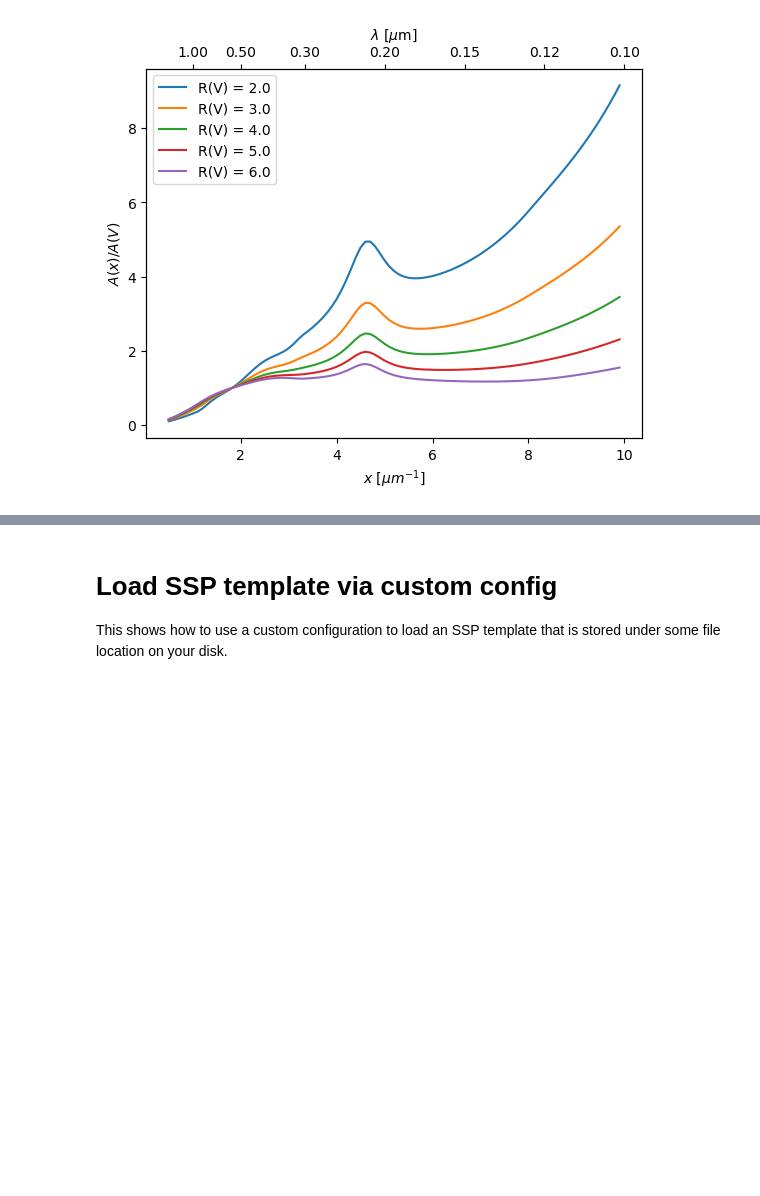
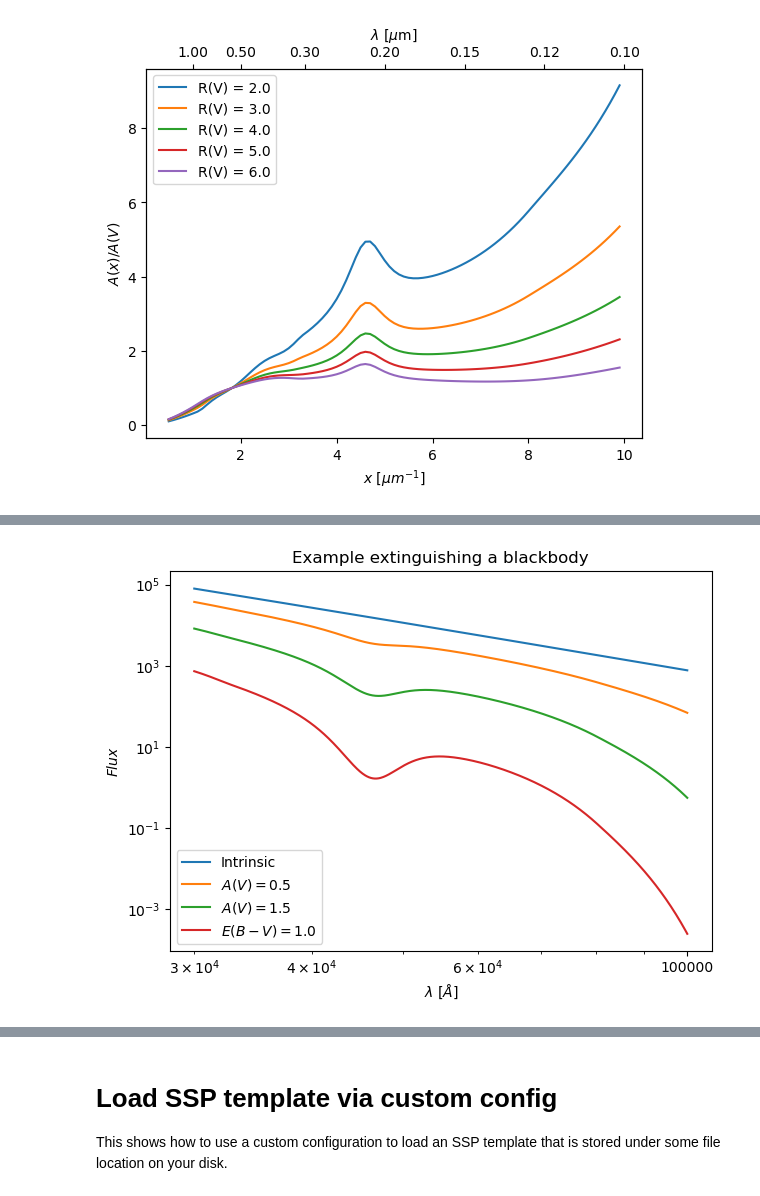
Before and after one commit to ufuk-cakir/rubix, a Jupyter notebook: notebooks/dust_extinction.ipynb, the cells around one changed output, grey strips where cells are left out. Drawn from its saved outputs; the diff is of its cells as text; code cells hidden in the pictures; blank space fills up the shorter version.

Commit message:
very rough version of a dust model.

```diff
--- a/notebooks/dust_extinction.ipynb
+++ b/notebooks/dust_extinction.ipynb
@@ -42,0 +43,8 @@ TypeError: Cardelli89.__init__() missing 4 required positional arguments: 'wave'
+# %%
+# generate wavelengths between 3 and 10 microns
+#    within the valid range for the Cardelli R(V) dependent model
+lam = np.logspace(np.log10(3), np.log10(10.0), num=1000)
+# %%
+# setup the inputs for the blackbody function
+wavelengths = lam*1e4 # Angstroem
+temperature = 10000 # Kelvin
@@ -42,0 +54,32 @@ TypeError: Cardelli89.__init__() missing 4 required positional arguments: 'wave'
+# %%
+# get the blackbody flux
+bb_lam = BlackBody(10000*u.K, scale=1.0 * u.erg / (u.cm ** 2 * u.AA * u.s * u.sr))
+flux = bb_lam(wavelengths)
+# %%
+# get the extinguished blackbody flux for different amounts of dust
+flux_ext_av05 = flux*ext.extinguish(lam, Av=0.5)
+flux_ext_av15 = flux*ext.extinguish(lam, Av=1.5)
+flux_ext_ebv10 = flux*ext.extinguish(lam, Ebv=1.0)
+# %%
+# plot the intrinsic and extinguished fluxes
+from matplotlib.ticker import ScalarFormatter
+fig, ax = plt.subplots()
+
+ax.plot(wavelengths, flux, label='Intrinsic')
+ax.plot(wavelengths, flux_ext_av05, label='$A(V) = 0.5$')
+ax.plot(wavelengths, flux_ext_av15, label='$A(V) = 1.5$')
+ax.plot(wavelengths, flux_ext_ebv10, label='$E(B-V) = 1.0$')
+
+ax.set_xlabel('$\lambda$ [$\AA$]')
+ax.set_ylabel('$Flux$')
+
+ax.set_xscale('log')
+ax.xaxis.set_major_formatter(ScalarFormatter())
+ax.set_yscale('log')
+
+ax.set_title('Example extinguishing a blackbody')
+
+ax.legend(loc='best')
+plt.tight_layout()
+# %% [output]
+[figure, added]
```
Also changed, not shown: parts of 16 cells of this notebook, 2 other files.
